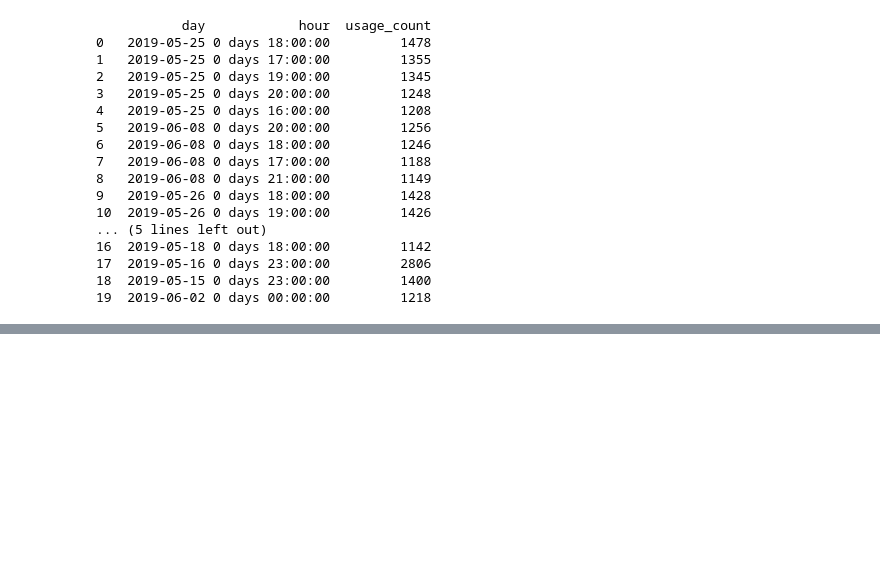
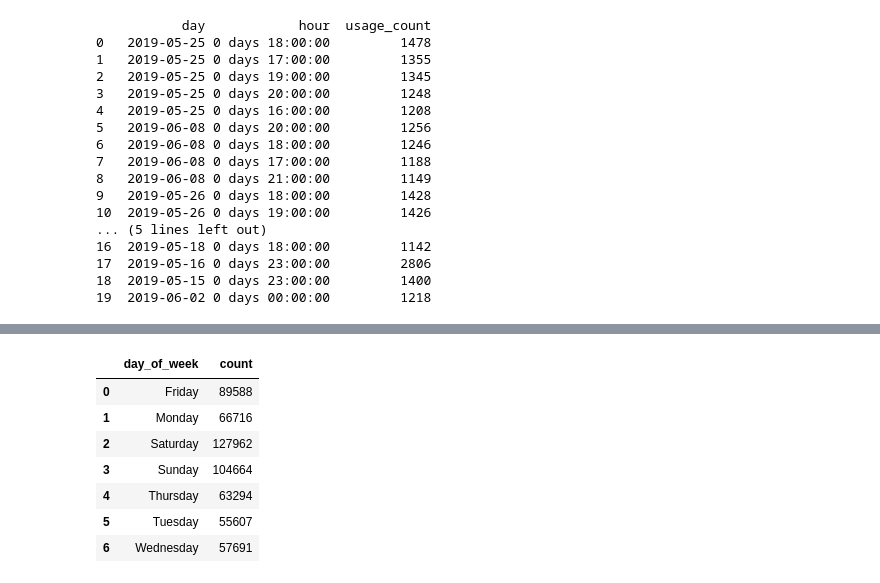
Before and after one commit to NSS-Data-Analytics-Cohort-8/scooter-partner1-yo_dawg_i_heard_you_liked_queries, a Jupyter notebook: notebooks/scooters.ipynb, the cells around one changed output, grey strips where cells are left out. Saved outputs shown, nothing was run; the diff lists cells and outputs as text; code cells hidden in the pictures; blank space fills up the shorter version.

```diff
--- a/notebooks/scooters.ipynb
+++ b/notebooks/scooters.ipynb
@@ -963,0 +1002,25 @@ print(hourly_breakdown)
+# %%
+query = '''
+SELECT DATE(pubtimestamp) as day, DATE(startdate) as start, DATE(enddate) as end
+FROM trips
+
+'''
+
+all = pd.read_sql(query, con = engine)
+
+
+all["day"] = pd.to_datetime(all["day"])
+# %%
+all["day_of_week"] = all["day"].dt.strftime("%A")
+# %%
+weekday_counts = all.groupby('day_of_week').size().reset_index(name='count')
+weekday_counts
+# %% [output]
+|  | day_of_week | count |
+| 0 | Friday | 89588 |
+| 1 | Monday | 66716 |
+| 2 | Saturday | 127962 |
+| 3 | Sunday | 104664 |
+| 4 | Thursday | 63294 |
+| 5 | Tuesday | 55607 |
+| 6 | Wednesday | 57691 |
```
Also changed, not shown: parts of 10 cells of this notebook.
